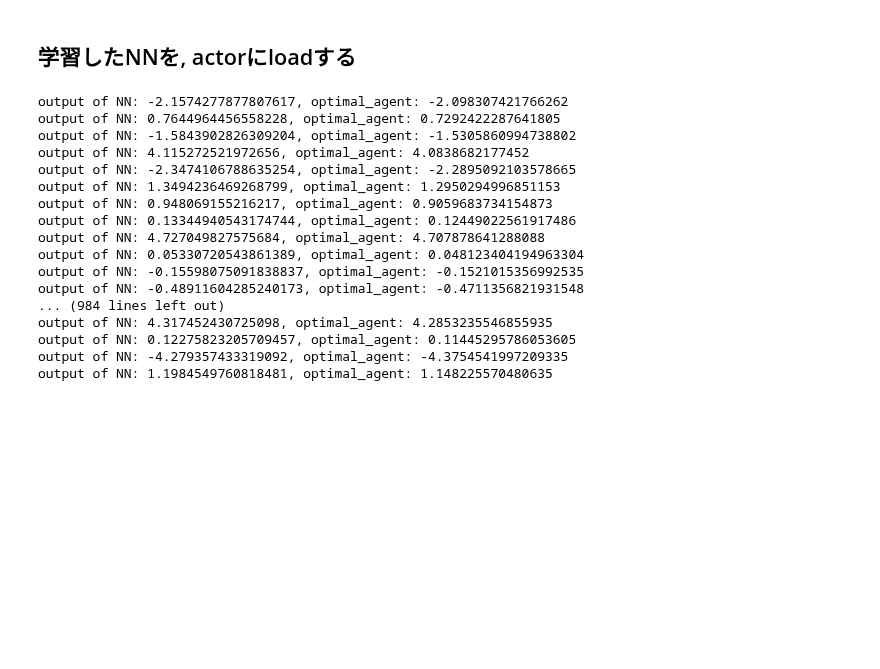
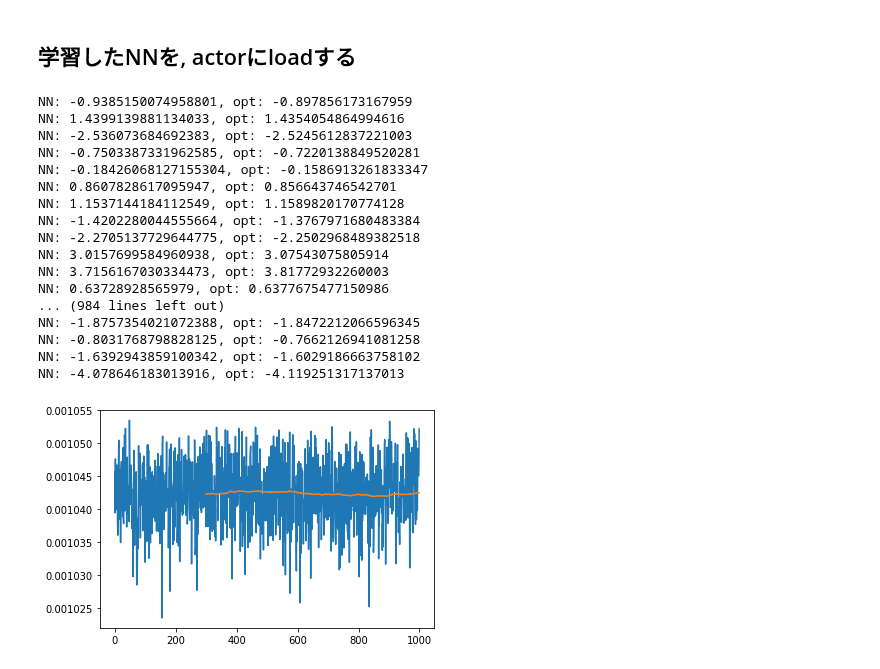
Before and after one commit to ibuki1024/eventDDPG, a Jupyter notebook: notebook/self_trigger/make_standup_agent.ipynb, the cells around one changed output. Saved outputs shown, nothing was run; the diff lists cells and outputs as text; code cells hidden in the pictures; blank space fills up the shorter version.

```diff
--- a/notebook/self_trigger/make_standup_agent.ipynb
+++ b/notebook/self_trigger/make_standup_agent.ipynb
@@ -32,7 +32,7 @@ control_interval = 5
 nb_actios = 2
 ACT_ID_TO_VALUE = {0: [-1], 1: [+1]}
 # %%
-def gain():
+def gain(dt=None):
     m, l, g = env.m, env.l, env.g
 
     A = np.array([[0, 1], [(3*g)/(2*l), 0]])
@@ -40,10 +40,11 @@ def gain():
     Q = np.array([[1, 0], [0, 0.1]])
     R = np.array([[0.001]])
 
-    # Ad, Bd = discretized_system(A, B, control_interval * dt)
-
-    # K = dlqr(Ad,Bd,Q,R)[0]
-    K = lqr(A,B,Q,R)[0]
+    if dt is not None:
+        Ad, Bd = discretized_system(A, B, dt)
+        K = dlqr(Ad,Bd,Q,R)[0]
+    else:
+        K = lqr(A,B,Q,R)[0]
 
     return K
 
@@ -66,11 +61,15 @@ WARNING:tensorflow:From ../../module/keras2/backend/tensorflow_backend.py:4146:
 # %%
 # 学習データの用意
-K = gain()
+tau = 0.001
+action_repetition = int(np.ceil(200 * tau))  # minimum natural number which makes `dt` smaller than 0.005
+dt = tau / action_repetition
+print(dt)
+K = gain(dt)
 x_train = []
 y_train = []
-for i in range(10000):
+for i in range(30000):
     x_train.append([np.random.randn(2,) / 16.])
-    y_train.append([np.dot(K, x_train[-1][0]), .7])
+    y_train.append([np.dot(K, x_train[-1][0]), tau])
 
 x_train = np.array(x_train)
 y_train = np.array(y_train)
@@ -127,28 +127,37 @@ def agent(a_shape, s_shape):
     )
     return agent
 # %%
+# loading
 a = agent((2,), (2,))
 a.compile(Adam(lr=0.001, clipnorm=1.), metrics=["mae"])
-a.actor.load_weights('./saved_agent/supervised_test.h5')
+a.actor.load_weights('./saved_agent/self_trigger.h5')
 # %%
+# validation
+taus = []
 for i in range(1000):
     x = np.random.randn(2,) / 16.
-    print(f'output of NN: {a.forward(x)[0]}, optimal_agent: {np.dot(K, x)}')
+    a_agent, tau = a.forward(x)
+    taus.append(tau)
+    print(f'NN: {a_agent}, opt: {np.dot(K, x)}')
+plt.plot(range(len(taus)), taus)
+plt.plot(range(300, len(taus)), moving_average(taus, 300))
+plt.show()
 # %% [output]
-output of NN: -2.1574277877807617, optimal_agent: -2.098307421766262
-output of NN: 0.7644964456558228, optimal_agent: 0.7292422287641805
-output of NN: -1.5843902826309204, optimal_agent: -1.5305860994738802
-output of NN: 4.115272521972656, optimal_agent: 4.0838682177452
-output of NN: -2.3474106788635254, optimal_agent: -2.2895092103578665
-output of NN: 1.3494236469268799, optimal_agent: 1.2950294996851153
-output of NN: 0.948069155216217, optimal_agent: 0.9059683734154873
-output of NN: 0.13344940543174744, optimal_agent: 0.12449022561917486
-output of NN: 4.727049827575684, optimal_agent: 4.707878641288088
-output of NN: 0.05330720543861389, optimal_agent: 0.048123404194963304
-output of NN: -0.15598075091838837, optimal_agent: -0.1521015356992535
-output of NN: -0.48911604285240173, optimal_agent: -0.4711356821931548
+NN: -0.9385150074958801, opt: -0.897856173167959
+NN: 1.4399139881134033, opt: 1.4354054864994616
+NN: -2.536073684692383, opt: -2.5245612837221003
+NN: -0.7503387331962585, opt: -0.7220138849520281
+NN: -0.18426068127155304, opt: -0.1586913261833347
+NN: 0.8607828617095947, opt: 0.856643746542701
+NN: 1.1537144184112549, opt: 1.1589820170774128
+NN: -1.4202280044555664, opt: -1.3767971680483384
+NN: -2.2705137729644775, opt: -2.2502968489382518
+NN: 3.0157699584960938, opt: 3.07543075805914
+NN: 3.7156167030334473, opt: 3.81772932260003
+NN: 0.63728928565979, opt: 0.6377675477150986
 ... (984 lines left out)
-output of NN: 4.317452430725098, optimal_agent: 4.2853235546855935
-output of NN: 0.12275823205709457, optimal_agent: 0.11445295786053605
-output of NN: -4.279357433319092, optimal_agent: -4.3754541997209335
-output of NN: 1.1984549760818481, optimal_agent: 1.148225570480635
+NN: -1.8757354021072388, opt: -1.8472212066596345
+NN: -0.8031768798828125, opt: -0.7662126941081258
+NN: -1.6392943859100342, opt: -1.6029186663758102
+NN: -4.078646183013916, opt: -4.119251317137013
+[figure, added]
```
Also changed, not shown: parts of 12 cells of this notebook, 20 other files.
